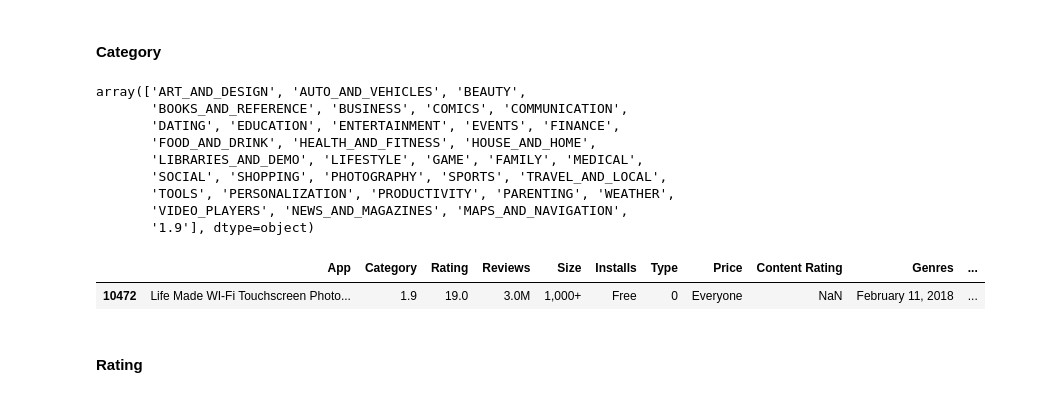
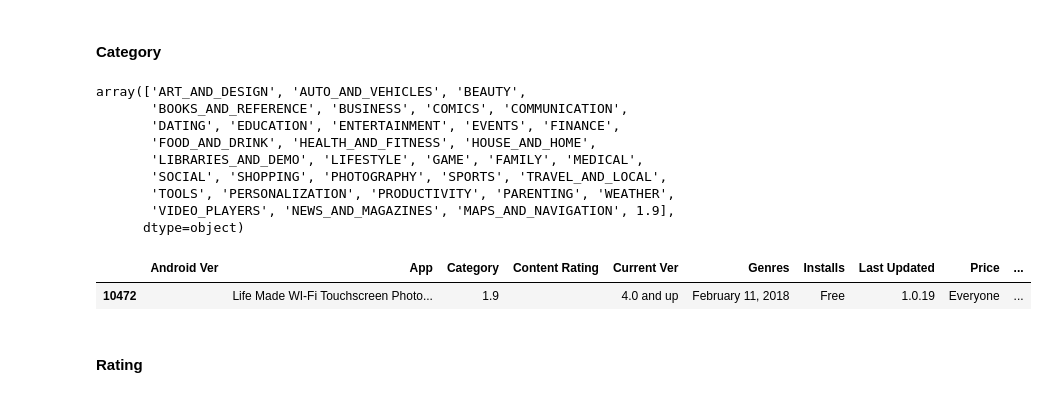
Before and after one commit to truongvihuy/Week4Assignment, a Jupyter notebook: Trương Vĩ Huy - Assignment Week 4 - Data Science.ipynb, the cells around one changed output. Drawn from its saved outputs; the diff is of its cells as text; code cells hidden in the pictures.

```diff
--- a/Trương Vĩ Huy - Assignment Week 4 - Data Science.ipynb
+++ b/Trương Vĩ Huy - Assignment Week 4 - Data Science.ipynb
@@ -30,6 +30,15 @@ _____________________________
 - Values in `Size` column are currently in different format: `M`, `k`. And how about the value `Varies with device`?
 - `Price` column is not in the right data type
 - And more...
+# %%
+from google.colab import auth
+auth.authenticate_user()
+
+import gspread
+from oauth2client.client import GoogleCredentials
+from gspread_dataframe import get_as_dataframe, set_with_dataframe
+
+gc = gspread.authorize(GoogleCredentials.get_application_default())
 # %%
 # Start your codes here!
 import numpy as np
@@ -41,7 +51,10 @@ import re
 # %% [markdown]
 ### Read File
+# %%
+sh = gc.open('google-play-store')
 # %%
-apps = pd.read_csv('https://raw.githubusercontent.com/truongvihuy/Week4Assignment/master/google-play-store.csv')
+apps = pd.DataFrame(sh.sheet1.get_all_records())
+# apps = pd.read_csv('https://raw.githubusercontent.com/truongvihuy/Week4Assignment/master/google-play-store.csv')
 # %%
 apps
 # %% [output]
@@ -124,12 +146,12 @@ array(['ART_AND_DESIGN', 'AUTO_AND_VEHICLES', 'BEAUTY',
        'LIBRARIES_AND_DEMO', 'LIFESTYLE', 'GAME', 'FAMILY', 'MEDICAL',
        'SOCIAL', 'SHOPPING', 'PHOTOGRAPHY', 'SPORTS', 'TRAVEL_AND_LOCAL',
        'TOOLS', 'PERSONALIZATION', 'PRODUCTIVITY', 'PARENTING', 'WEATHER',
-       'VIDEO_PLAYERS', 'NEWS_AND_MAGAZINES', 'MAPS_AND_NAVIGATION',
-       '1.9'], dtype=object)
+       'VIDEO_PLAYERS', 'NEWS_AND_MAGAZINES', 'MAPS_AND_NAVIGATION', 1.9],
+      dtype=object)
 # %%
-apps[apps['Category'] == '1.9']
+apps[apps['Category'] == 1.9]
 # This line is error
 # %% [output]
-|  | App | Category | Rating | Reviews | Size | Installs | Type | Price | Content Rating | Genres | ... |
-| 10472 | Life Made WI-Fi Touchscreen Photo... | 1.9 | 19.0 | 3.0M | 1,000+ | Free | 0 | Everyone | NaN | February 11, 2018 | ... |
+|  | Android Ver | App | Category | Content Rating | Current Ver | Genres | Installs | Last Updated | Price | ... |
+| 10472 |  | Life Made WI-Fi Touchscreen Photo... | 1.9 |  | 4.0 and up | February 11, 2018 | Free | 1.0.19 | Everyone | ... |
 # %%
```
Also changed, not shown: parts of 35 cells of this notebook.
